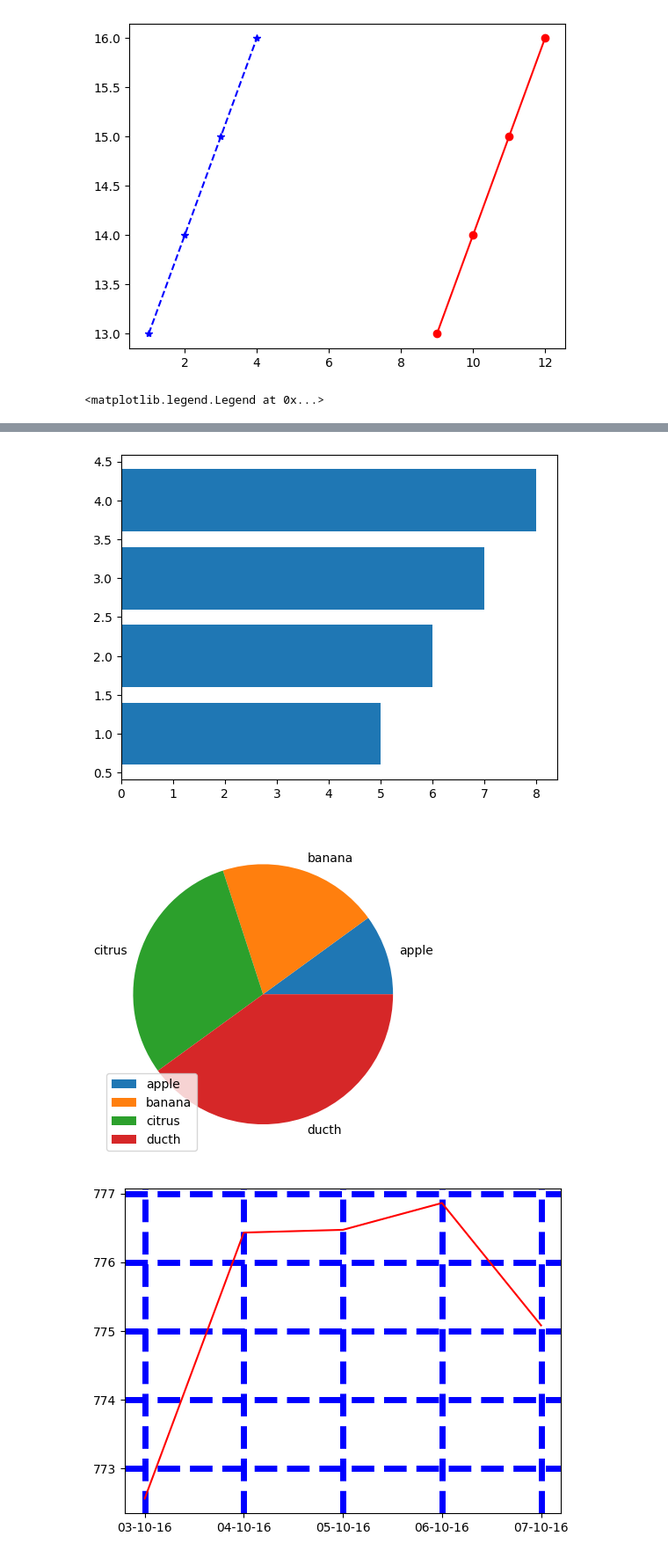
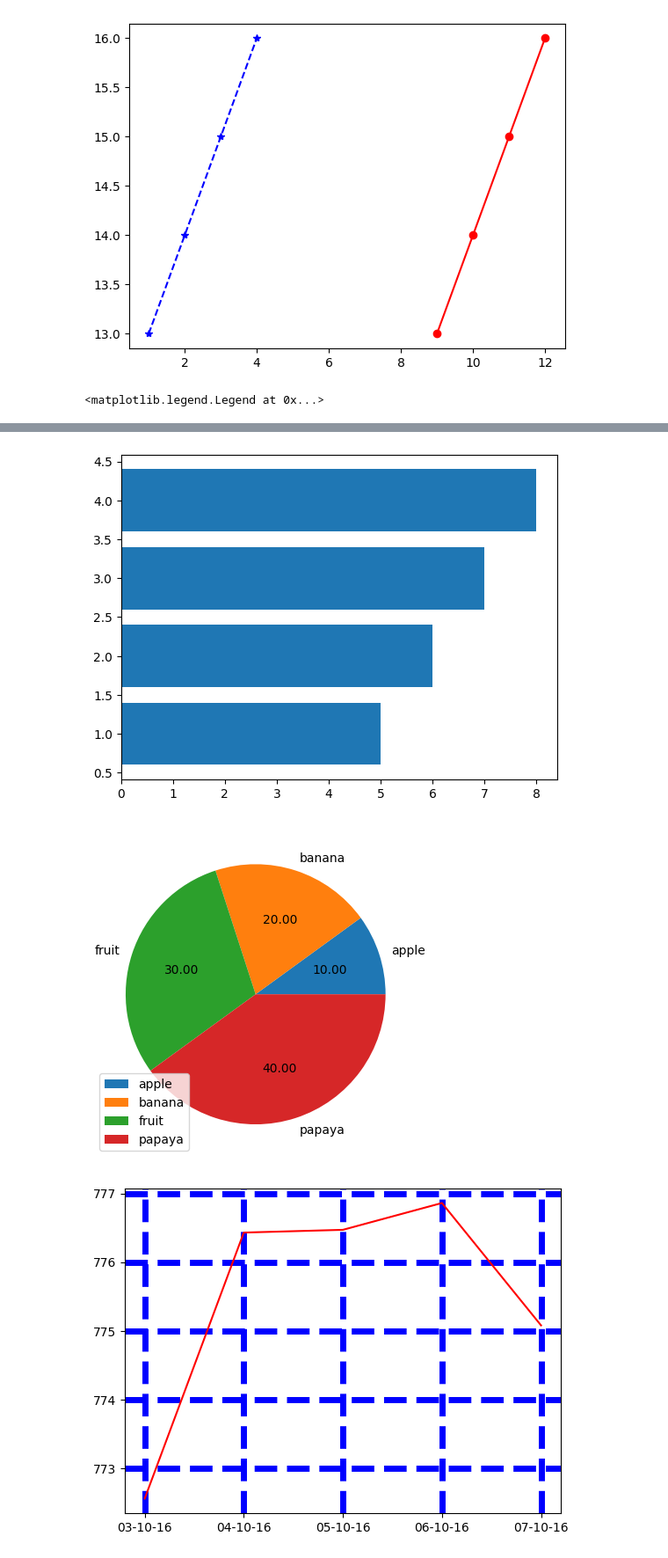
Before and after one commit to Sudheerkumar099/Python-Logical-Programs, a Jupyter notebook: matplotlib/line_plot.ipynb, the cells around one changed output, grey strips where cells are left out. Shown at 88% size. Drawn from its saved outputs; the diff is of its cells as text; code cells hidden in the pictures.

```diff
--- a/matplotlib/matplot.ipynb
+++ b/matplotlib/line_plot.ipynb
@@ -96,22 +96,22 @@ plt.plot(a,d,"b*--",c,d,"ro-")
 # %%
 #12 multiple types of charts
 plt.plot(a,b)
 plt.figure()
 plt.scatter(c,d)
 plt.figure()
 plt.bar(a,b)
 plt.figure()
 plt.barh(a,b)
 plt.figure()
-plt.pie(a,labels=["apple","banana","fruit","papaya"])
+plt.pie(a,labels=["apple","banana","fruit","papaya"],autopct= "%.2f")
 plt.legend()
 # %% [output]
 <matplotlib.legend.Legend at 0x...>
 [figure]
 [figure]
 [figure]
 [figure]
-[figure, old version]
+[figure, new version]
 # %%
 #13 linestyle -, width .5. and color blue
 plt.plot(df["Date"],df["Close "],color = "r")
```
Also changed, not shown: parts of 3 cells of this notebook, 1 other file.
